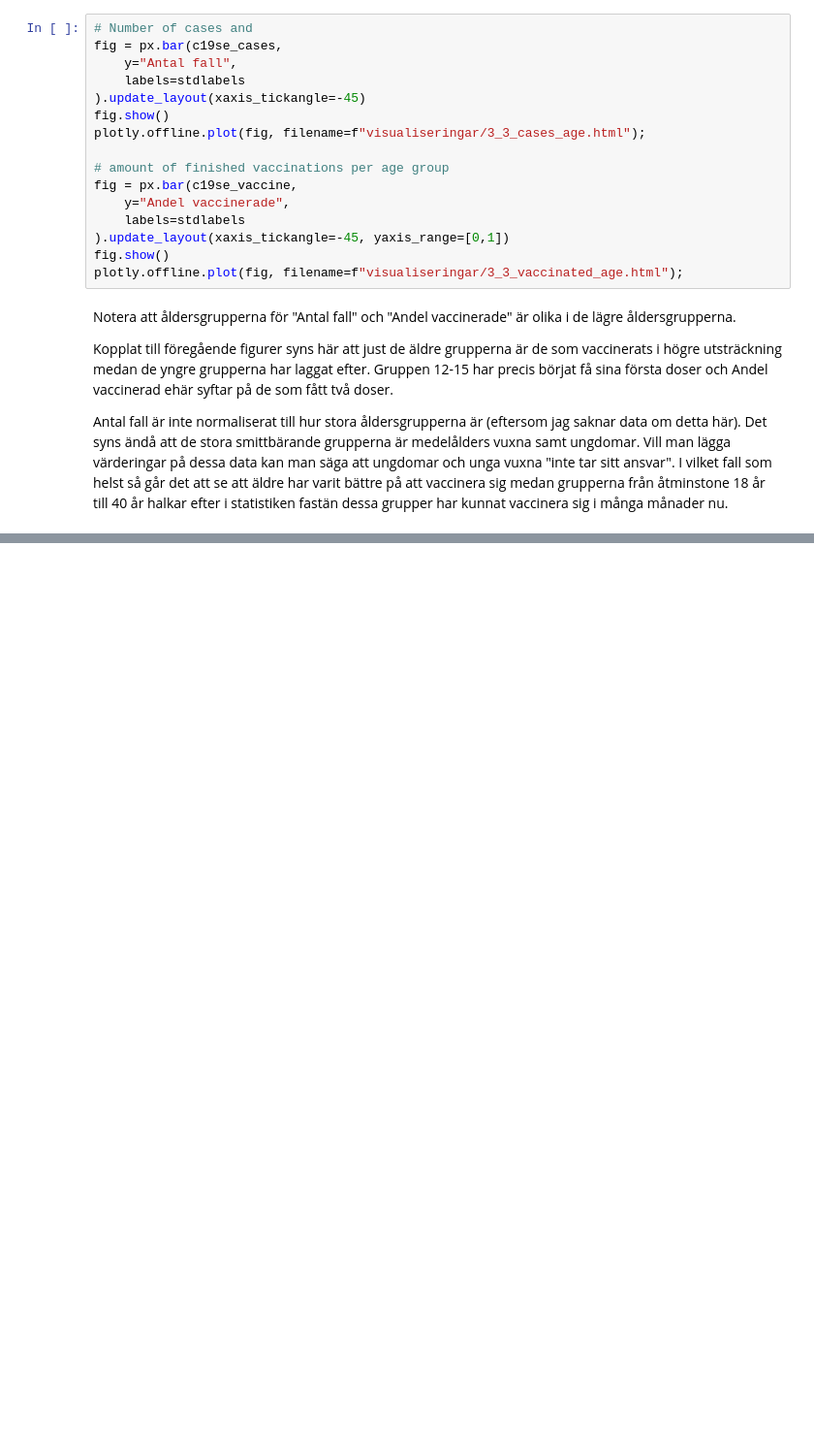
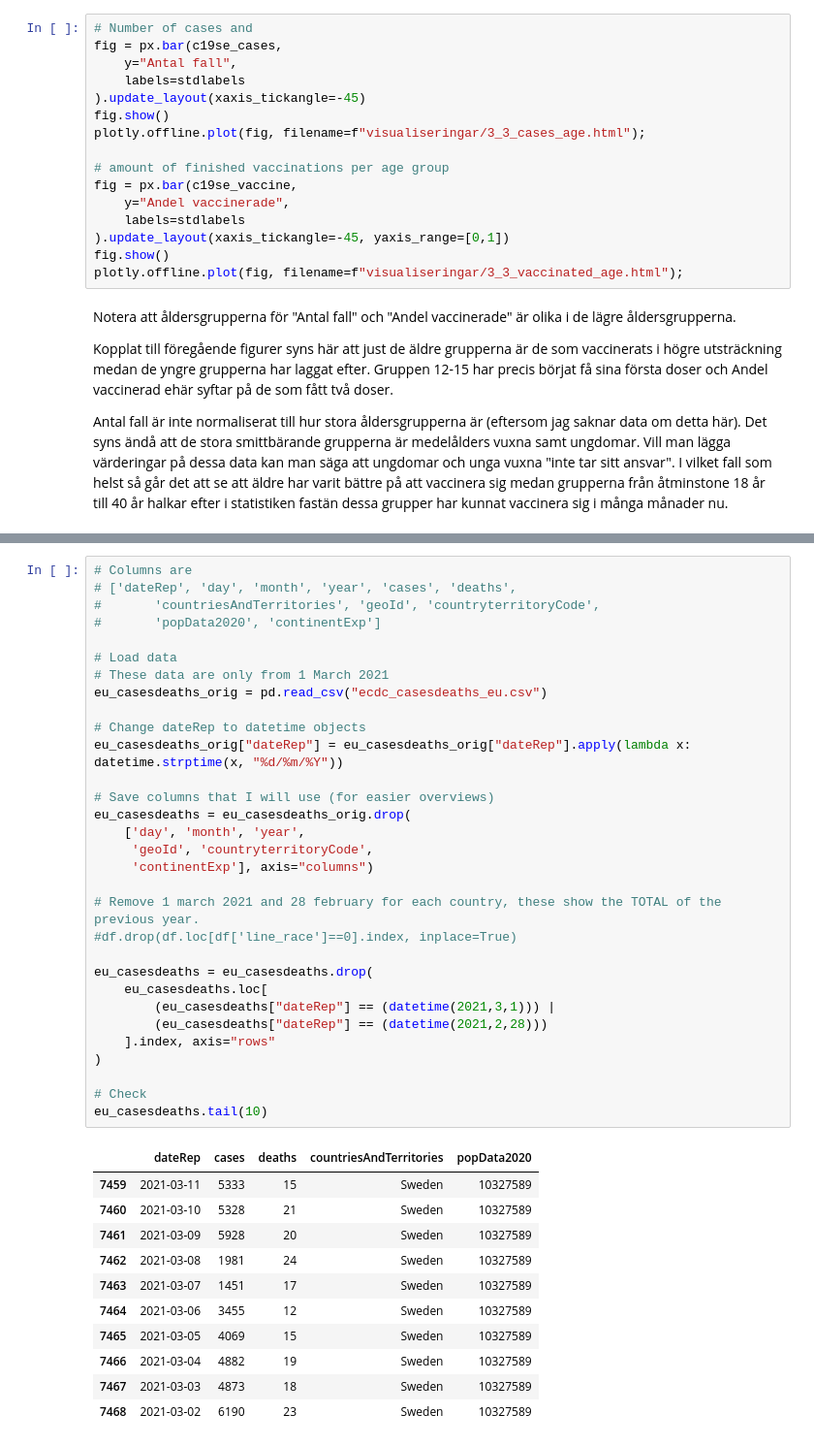
Before and after one commit to jwiegert/databehandling-joachim-wiegert, a Jupyter notebook: labs/lab1/jwiegert_lab1.ipynb, the cells around one changed output, grey strips where cells are left out. Shown at 97% size. Drawn from its saved outputs; the diff is of its cells as text; blank space fills up the shorter version.

```diff
--- a/labs/lab1/jwiegert_lab1.ipynb
+++ b/labs/lab1/jwiegert_lab1.ipynb
@@ -683,0 +693,43 @@ Grupperingar, man/kvinna/saknas vs antal vacc och/eller antal sjuka.
+# %%
+# Columns are
+# ['dateRep', 'day', 'month', 'year', 'cases', 'deaths',
+#       'countriesAndTerritories', 'geoId', 'countryterritoryCode',
+#       'popData2020', 'continentExp']
+
+# Load data
+# These data are only from 1 March 2021
+eu_casesdeaths_orig = pd.read_csv("ecdc_casesdeaths_eu.csv")
+
+# Change dateRep to datetime objects
+eu_casesdeaths_orig["dateRep"] = eu_casesdeaths_orig["dateRep"].apply(lambda x: datetime.strptime(x, "%d/%m/%Y"))
+
+# Save columns that I will use (for easier overviews)
+eu_casesdeaths = eu_casesdeaths_orig.drop(
+    ['day', 'month', 'year',
+     'geoId', 'countryterritoryCode',
+     'continentExp'], axis="columns")
+
+# Remove 1 march 2021 and 28 february for each country, these show the TOTAL of the previous year.
+#df.drop(df.loc[df['line_race']==0].index, inplace=True)
+
+eu_casesdeaths = eu_casesdeaths.drop(
+    eu_casesdeaths.loc[
+        (eu_casesdeaths["dateRep"] == (datetime(2021,3,1))) |
+        (eu_casesdeaths["dateRep"] == (datetime(2021,2,28)))
+    ].index, axis="rows"
+)
+
+# Check
+eu_casesdeaths.tail(10)
+# %% [output]
+|  | dateRep | cases | deaths | countriesAndTerritories | popData2020 |
+| 7459 | 2021-03-11 | 5333 | 15 | Sweden | 10327589 |
+| 7460 | 2021-03-10 | 5328 | 21 | Sweden | 10327589 |
+| 7461 | 2021-03-09 | 5928 | 20 | Sweden | 10327589 |
+| 7462 | 2021-03-08 | 1981 | 24 | Sweden | 10327589 |
+| 7463 | 2021-03-07 | 1451 | 17 | Sweden | 10327589 |
+| 7464 | 2021-03-06 | 3455 | 12 | Sweden | 10327589 |
+| 7465 | 2021-03-05 | 4069 | 15 | Sweden | 10327589 |
+| 7466 | 2021-03-04 | 4882 | 19 | Sweden | 10327589 |
+| 7467 | 2021-03-03 | 4873 | 18 | Sweden | 10327589 |
+| 7468 | 2021-03-02 | 6190 | 23 | Sweden | 10327589 |
```
Also changed, not shown: parts of 11 cells of this notebook, 5 other files.
